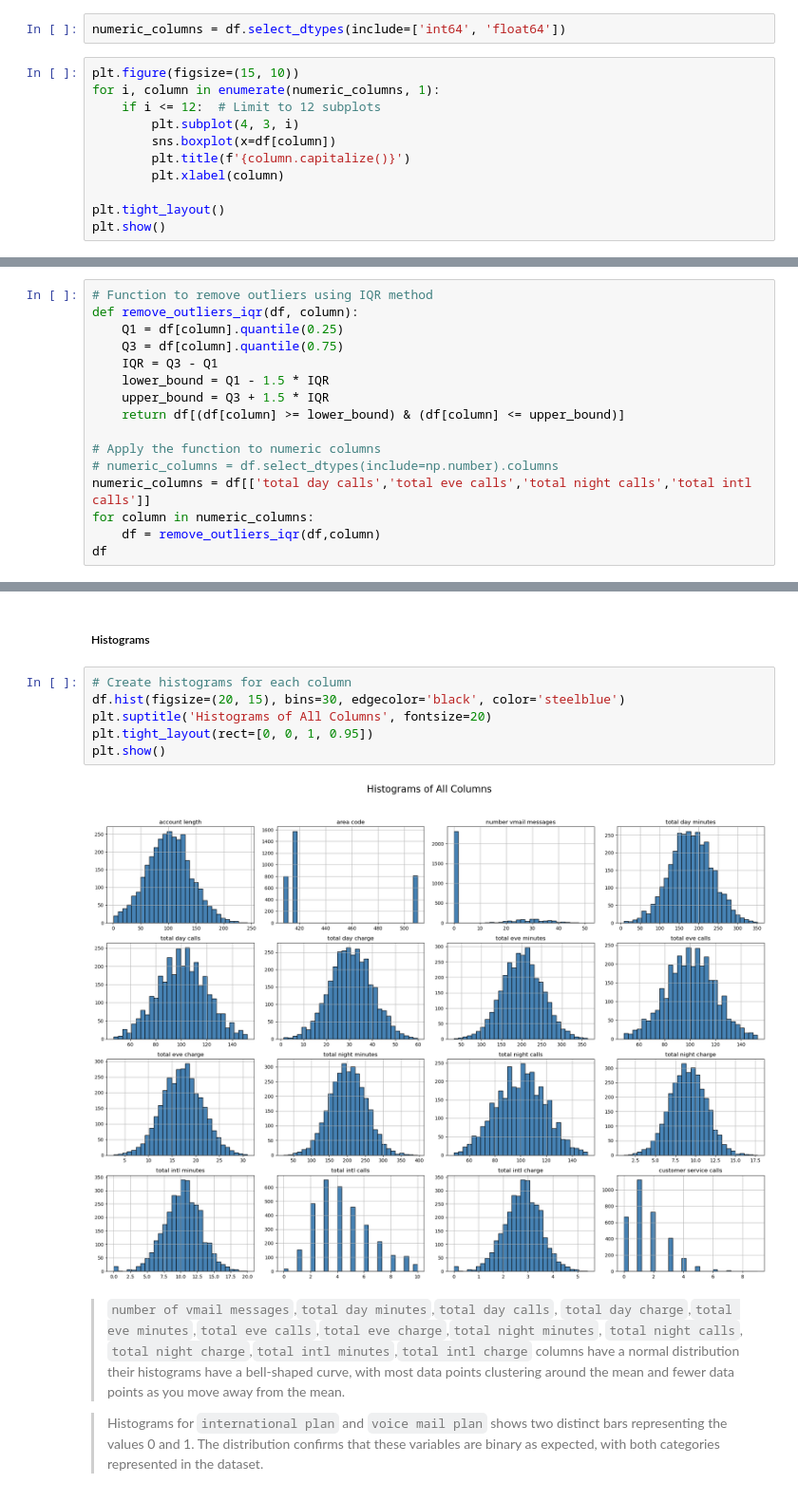
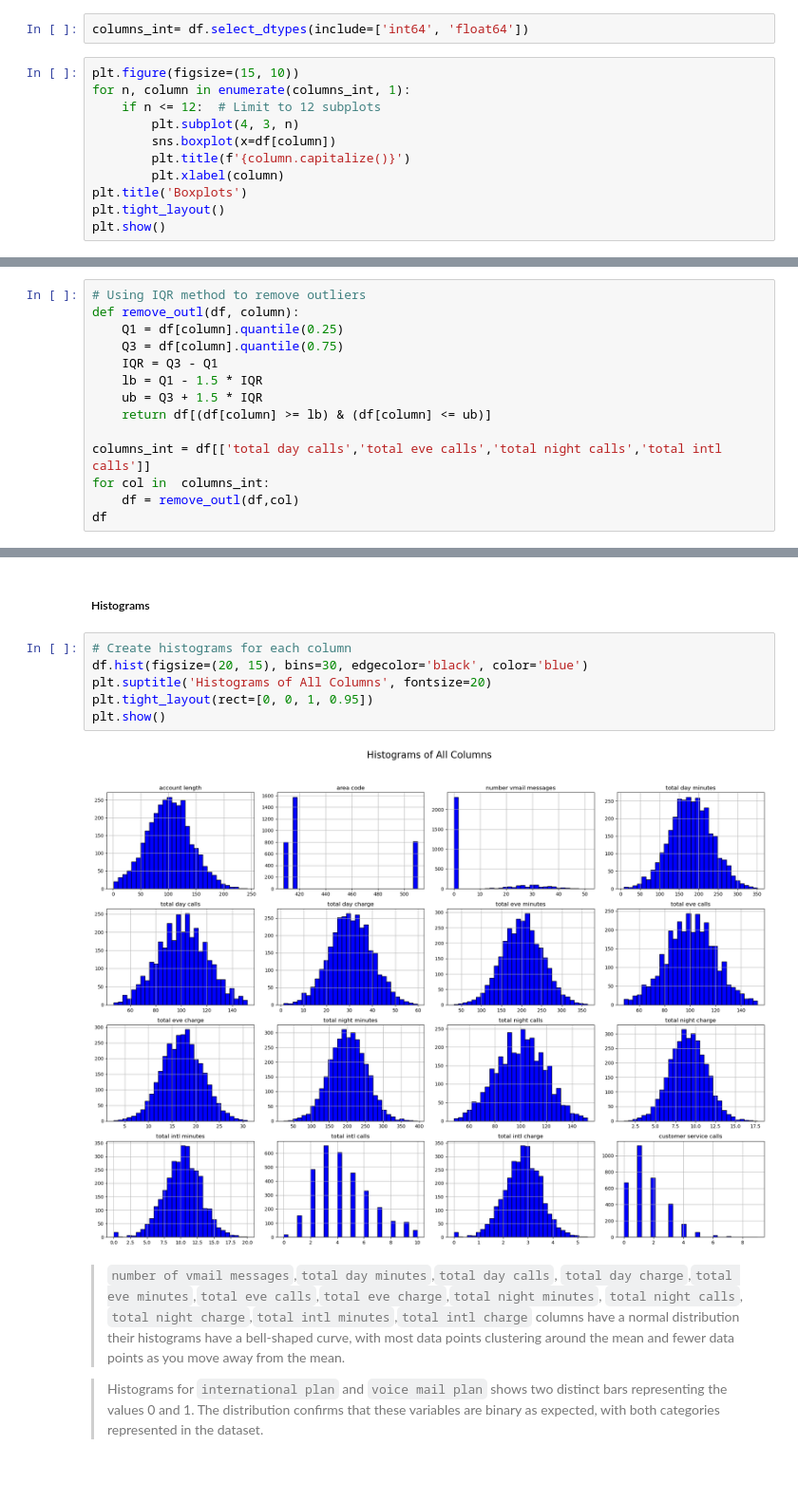
Before and after one commit to Atieng/Customer-Churn-Prediction, a Jupyter notebook: Customer-churn.ipynb, the cells around one changed output, grey strips where cells are left out. Shown: that part at 95% size. Cells and saved outputs as stored; diff of their text form.

```diff
--- a/Customer-churn.ipynb
+++ b/Customer-churn.ipynb
@@ -264,16 +274,16 @@ df.drop(columns = ['phone number','state'],axis = 1, inplace = True)
 # %% [markdown]
 To enhance the data analysis process, I am going to visualize outliers in the dataset using boxplots
 # %%
-numeric_columns = df.select_dtypes(include=['int64', 'float64'])
+columns_int= df.select_dtypes(include=['int64', 'float64'])
 # %%
 plt.figure(figsize=(15, 10))
-for i, column in enumerate(numeric_columns, 1):
-    if i <= 12:  # Limit to 12 subplots
-        plt.subplot(4, 3, i)
+for n, column in enumerate(columns_int, 1):
+    if n <= 12:  # Limit to 12 subplots
+        plt.subplot(4, 3, n)
         sns.boxplot(x=df[column])
         plt.title(f'{column.capitalize()}')
         plt.xlabel(column)
-
+plt.title('Boxplots')
 plt.tight_layout()
 plt.show()
 # %% [output]
@@ -314,20 +324,18 @@ Upon detailed outlier examination, I've chosen not to remove them outright. Rath
 # %% [markdown]
 #### A function To remove Outliers
 # %%
-# Function to remove outliers using IQR method
-def remove_outliers_iqr(df, column):
+# Using IQR method to remove outliers
+def remove_outl(df, column):
     Q1 = df[column].quantile(0.25)
     Q3 = df[column].quantile(0.75)
     IQR = Q3 - Q1
-    lower_bound = Q1 - 1.5 * IQR
-    upper_bound = Q3 + 1.5 * IQR
-    return df[(df[column] >= lower_bound) & (df[column] <= upper_bound)]
+    lb = Q1 - 1.5 * IQR
+    ub = Q3 + 1.5 * IQR
+    return df[(df[column] >= lb) & (df[column] <= ub)]
 
-# Apply the function to numeric columns
-# numeric_columns = df.select_dtypes(include=np.number).columns
-numeric_columns = df[['total day calls','total eve calls','total night calls','total intl calls']]
-for column in numeric_columns:
-    df = remove_outliers_iqr(df,column)
+columns_int = df[['total day calls','total eve calls','total night calls','total intl calls']]
+for col in  columns_int:
+    df = remove_outl(df,col)
 df
 # %% [output]
 |  | account length | area code | international plan | voice mail plan | number vmail messages | ... |
@@ -366,12 +374,12 @@ plt.show()
 ##### Histograms
 # %%
 # Create histograms for each column
-df.hist(figsize=(20, 15), bins=30, edgecolor='black', color='steelblue')
+df.hist(figsize=(20, 15), bins=30, edgecolor='black', color='blue')
 plt.suptitle('Histograms of All Columns', fontsize=20)
 plt.tight_layout(rect=[0, 0, 1, 0.95])
 plt.show()
 # %% [output]
-[figure, old version]
+[figure, new version]
 # %% [markdown]
 >`number of vmail messages`,`total day minutes`,`total day calls`, `total day charge`,`total eve minutes`,`total eve calls`,`total eve charge`,`total night minutes`, `total night calls`, `total night charge`,`total intl minutes`,`total intl charge` columns have a normal distribution their histograms have a bell-shaped curve, with most data points clustering around the mean and fewer data points as you move away from the mean.
 
```
Also changed, not shown: parts of 79 cells of this notebook.
